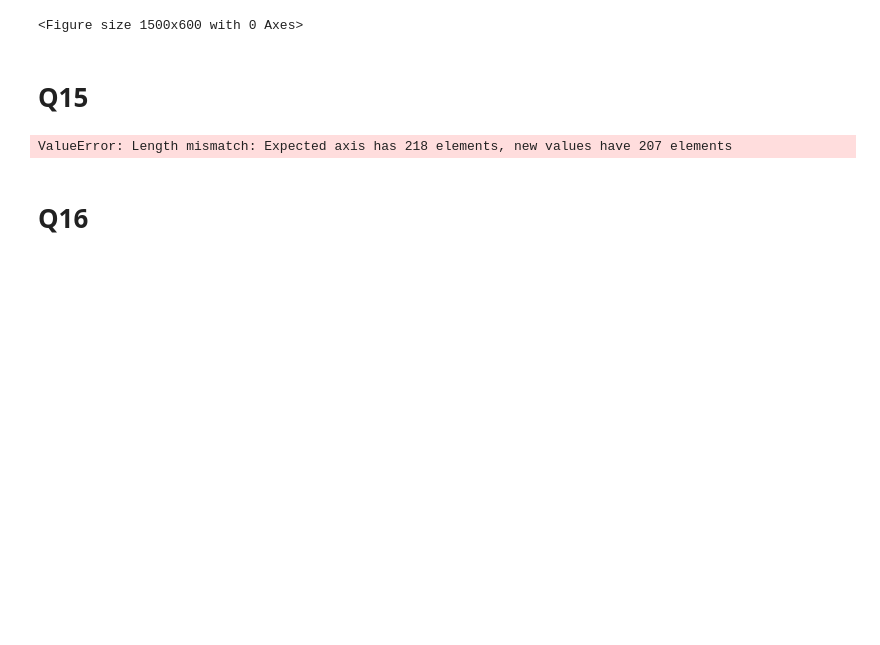
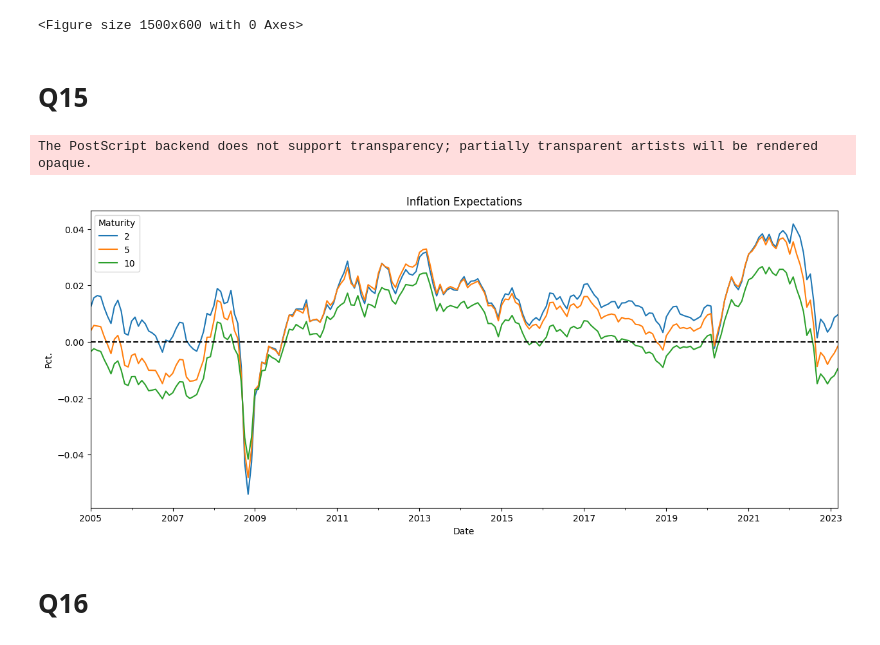
Before and after one commit to EmilieMunkedal/Bachelor, a Jupyter notebook: notebook-1 (1).ipynb, the cells around one changed output. Cells and saved outputs as stored; diff of their text form; code cells hidden in the pictures; blank space fills up the shorter version.

```diff
--- a/notebook-1 (1).ipynb
+++ b/notebook-1 (1).ipynb
@@ -835,7 +853,7 @@ def calcPi(tau,A,B,X):
 
 Sigma = np.diag([sigma_L_nom, sigma_S_nom, sigma_L_real, sigma_S_real])
 
-df_pi = pd.DataFrame(index=range(218))
+df_pi = pd.DataFrame(index=range(219))
 
 
 for count, tau in enumerate([2,3,5,7,10]):
@@ -851,34 +869,35 @@ for count, tau in enumerate([2,3,5,7,10]):
 
         k2B = h * funcBeta(KP,B+0.5*k1B)
         k2A = h * funcAlpha(KP,thetaP,Sigma,B+0.5*k1B)
 
         k3B = h * funcBeta(KP,B+0.5*k2B)
         k3A = h * funcAlpha(KP,thetaP,Sigma,B+0.5*k2B)
 
         k4B = h * funcBeta(KP,B+k3B)
         k4A = h * funcAlpha(KP,thetaP,Sigma,B+k3B)
 
         B = B + (1.0/6.0)*(k1B+2.0*k2B + 2.0*k3B + k4B)
         A = A + (1.0/6.0)*(k1A+2.0*k2A + 2.0*k3A + k4A)
 
 
     df_pi[tau] = calcPi(tau, A, B, X_opt).T
 
 
 df_pi.index = data_bei.index
 
 # Expected inflation
 fig, ax = plt.subplots(1)
 df_pi.drop(columns=[3,7]).plot(title='Inflation Expectations', ylabel='Pct.', ax=ax).legend(title='Maturity')
-ax.axhline(y=0, xmin=0, xmax=218, color='black', linestyle='--')
+ax.axhline(y=0, xmin=0, xmax=219, color='black', linestyle='--')
 plt.savefig('12_ExpectedInflation.eps',format='eps')
 plt.show()
 
 
 # Calculate model implied BEI
 df_bei = pd.DataFrame(kalman.yfit[:, :5] - kalman.yfit[:, 5:],
                       columns=['BEI_' + x for x in ['02', '03', '05', '07', '10']], index=data_bei.index)
 # %% [output]
-ValueError: Length mismatch: Expected axis has 218 elements, new values have 207 elements
+The PostScript backend does not support transparency; partially transparent artists will be rendered opaque.
+[figure, added]
 # %% [markdown]
 # Q16
```
Also changed, not shown: parts of 8 cells of this notebook, 15 other files.
